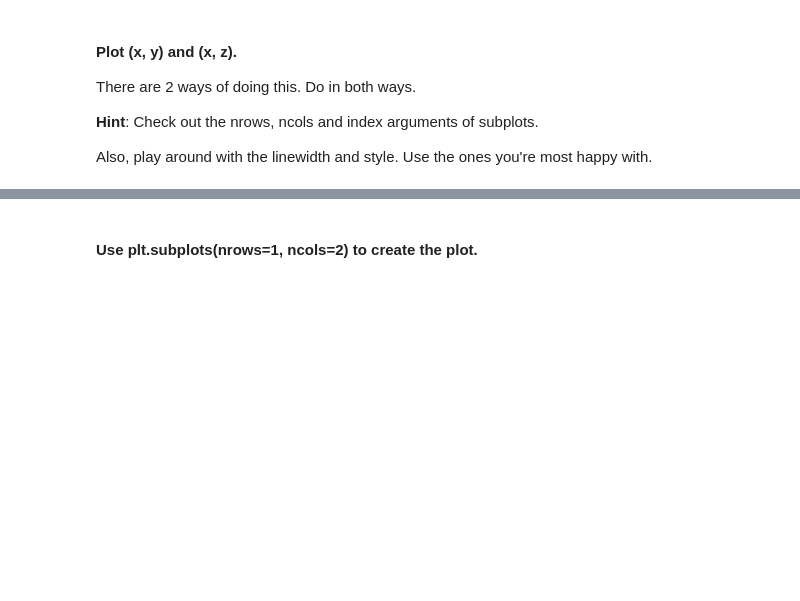
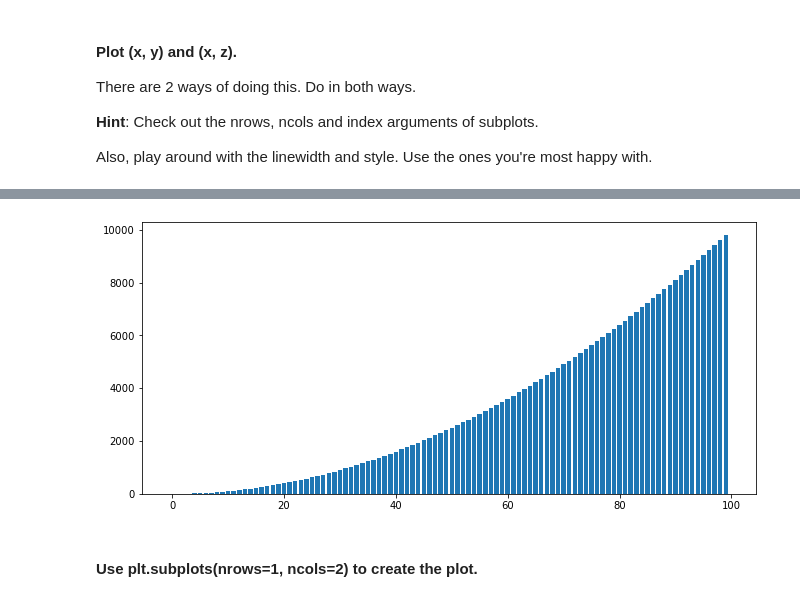
Before and after one commit to angel-barruz/dataptmad0522_labs, a Jupyter notebook: module-2/matplotlib-seaborn/your-code/main.ipynb, the cells around one changed output, grey strips where cells are left out. Cells and saved outputs as stored; diff of their text form; code cells hidden in the pictures; blank space fills up the shorter version.

```diff
--- a/module-2/matplotlib-seaborn/your-code/main.ipynb
+++ b/module-2/matplotlib-seaborn/your-code/main.ipynb
@@ -48,3 +51,12 @@ AttributeError: 'numpy.ndarray' object has no attribute 'np'
+# %%
+# Method 1 (x,z)
+fig, ax = plt.subplots(ncols = 1,
+                       nrows = 1,
+                       figsize= (11,5))
+ax.bar(x, z)
+plt.show();
+# %% [output]
+[figure, added]
 # %% [markdown]
 #### Use plt.subplots(nrows=1, ncols=2) to create the plot.
 # %%
```
Also changed, not shown: parts of 40 cells of this notebook, 1 other file.
